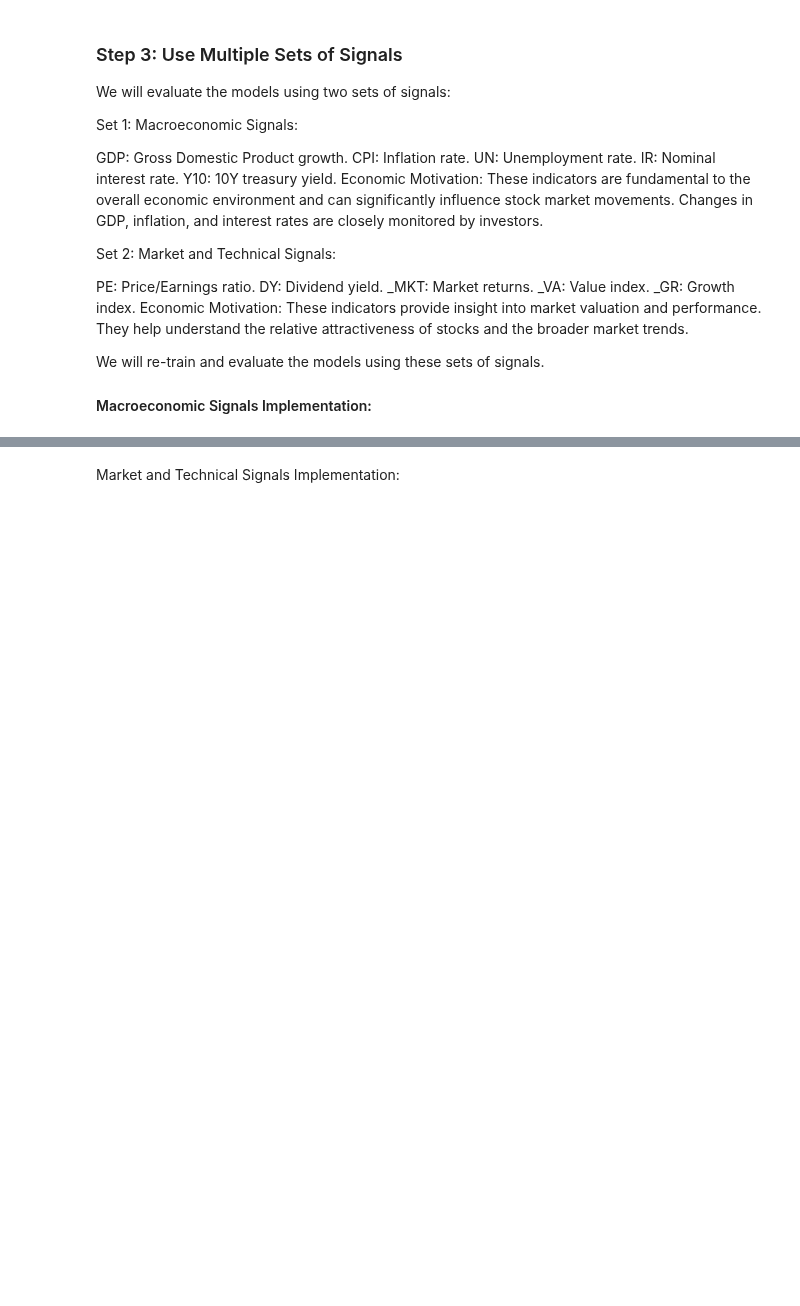
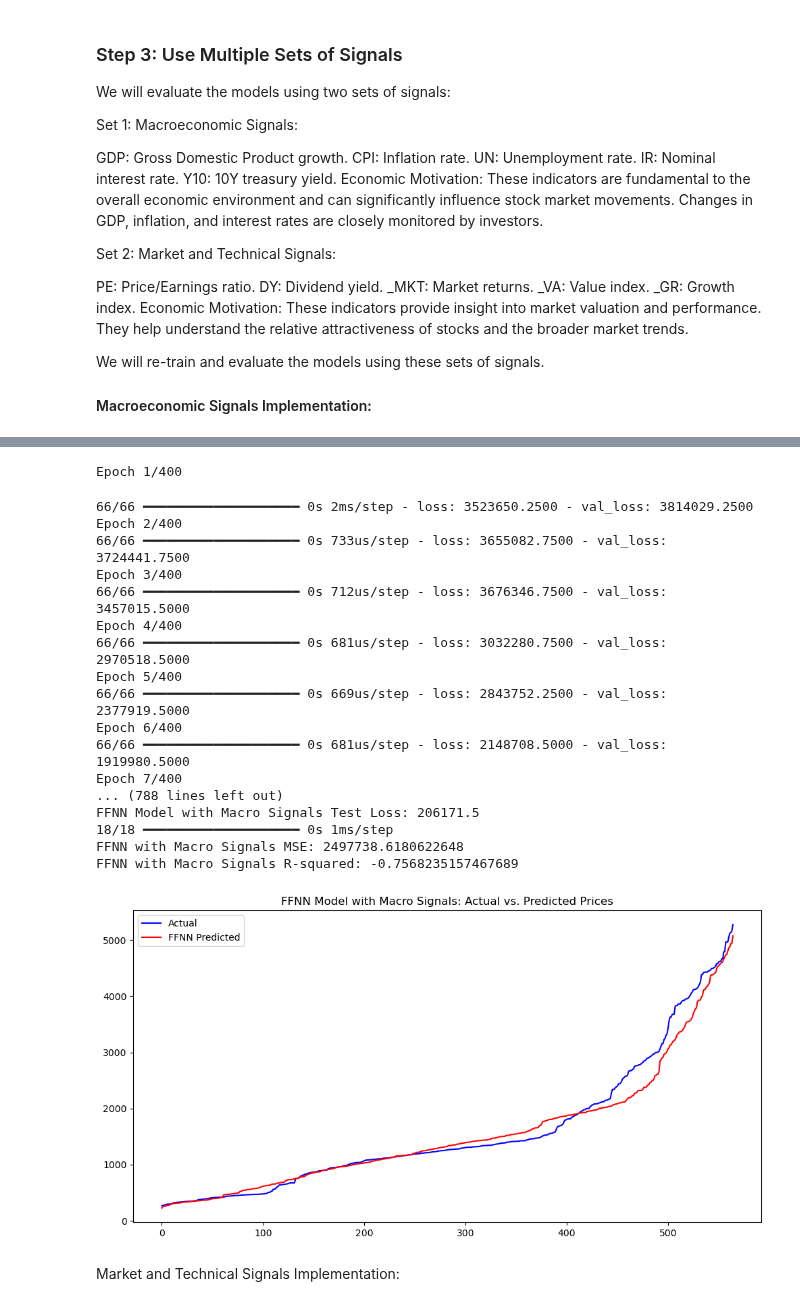
Before and after one commit to radubauzh/Quantitative_Trading_Algorithm, a Jupyter notebook: SP500_Trading_Algorithm.ipynb, the cells around one changed output, grey strips where cells are left out. Cells and saved outputs as stored; diff of their text form; code cells hidden in the pictures; blank space fills up the shorter version.

```diff
--- a/SP500_Trading_Algorithm.ipynb
+++ b/SP500_Trading_Algorithm.ipynb
@@ -484,2 +424,70 @@ FFNN with Macro Signals R-squared: -0.047108375039824235
+# %%
+# Define Macroeconomic Signals
+macro_signals = ['gdp', 'cpi', 'un', 'ir', 'y10']
+
+# Filter data for these signals
+data_macro = data[macro_signals + ['snp']]
+
+# Handle missing values and normalize
+data_macro = data_macro.dropna()
+features_macro = data_macro.drop(columns=['snp'])
+target_macro = data_macro['snp']
+features_macro_scaled = scaler.fit_transform(features_macro)
+
+# Split data into training and testing sets
+X_train_macro, X_test_macro, y_train_macro, y_test_macro = train_test_split(features_macro_scaled, target_macro, test_size=0.3, random_state=42)
+
+# Define the FFNN model
+ffnn_model_macro = Sequential()
+ffnn_model_macro.add(Dense(64, input_dim=X_train_macro.shape[1], activation='relu'))
+ffnn_model_macro.add(Dropout(0.2))
+ffnn_model_macro.add(Dense(32, activation='relu'))
+ffnn_model_macro.add(Dropout(0.2))
+ffnn_model_macro.add(Dense(1, activation='linear'))
+
+# Compile the model
+ffnn_model_macro.compile(optimizer=Adam(learning_rate=0.001), loss='mean_squared_error')
+
+# Train the model
+ffnn_history_macro = ffnn_model_macro.fit(X_train_macro, y_train_macro, epochs=50, batch_size=16, validation_split=0.2, verbose=1)
+
+# Evaluate the model on the test set
+ffnn_evaluation_macro = ffnn_model_macro.evaluate(X_test_macro, y_test_macro)
+print(f"FFNN Model with Macro Signals Test Loss: {ffnn_evaluation_macro}")
+
+# Make predictions
+ffnn_macro_predictions = ffnn_model_macro.predict(X_test_macro)
+ffnn_macro_mse = mean_squared_error(sorted(y_test_macro), ffnn_macro_predictions)
+ffnn_macro_r2 = r2_score(sorted(y_test_macro), ffnn_macro_predictions)
+print(f"FFNN with Macro Signals MSE: {ffnn_macro_mse}")
+print(f"FFNN with Macro Signals R-squared: {ffnn_macro_r2}")
+
+# Plot actual vs. predicted values for FFNN with Macro Signals
+plt.figure(figsize=(12, 6))
+plt.plot(sorted(y_test_macro.values), label='Actual', color='blue')
+plt.plot(sorted(ffnn_macro_predictions.flatten()), label='FFNN Predicted', color='red')
+plt.title('FFNN Model with Macro Signals: Actual vs. Predicted Prices')
+plt.legend()
+plt.show()
+# %% [output]
+Epoch 1/400
+66/66 ━━━━━━━━━━━━━━━━━━━━ 0s 2ms/step - loss: 3523650.2500 - val_loss: 3814029.2500
+Epoch 2/400
+66/66 ━━━━━━━━━━━━━━━━━━━━ 0s 733us/step - loss: 3655082.7500 - val_loss: 3724441.7500
+Epoch 3/400
+66/66 ━━━━━━━━━━━━━━━━━━━━ 0s 712us/step - loss: 3676346.7500 - val_loss: 3457015.5000
+Epoch 4/400
+66/66 ━━━━━━━━━━━━━━━━━━━━ 0s 681us/step - loss: 3032280.7500 - val_loss: 2970518.5000
+Epoch 5/400
+66/66 ━━━━━━━━━━━━━━━━━━━━ 0s 669us/step - loss: 2843752.2500 - val_loss: 2377919.5000
+Epoch 6/400
+66/66 ━━━━━━━━━━━━━━━━━━━━ 0s 681us/step - loss: 2148708.5000 - val_loss: 1919980.5000
+Epoch 7/400
+... (788 lines left out)
+FFNN Model with Macro Signals Test Loss: 206171.5
+18/18 ━━━━━━━━━━━━━━━━━━━━ 0s 1ms/step
+FFNN with Macro Signals MSE: 2497738.6180622648
+FFNN with Macro Signals R-squared: -0.7568235157467689
+[figure, added]
 # %% [markdown]
 Market and Technical Signals Implementation:
```
Also changed, not shown: parts of 12 cells of this notebook.
